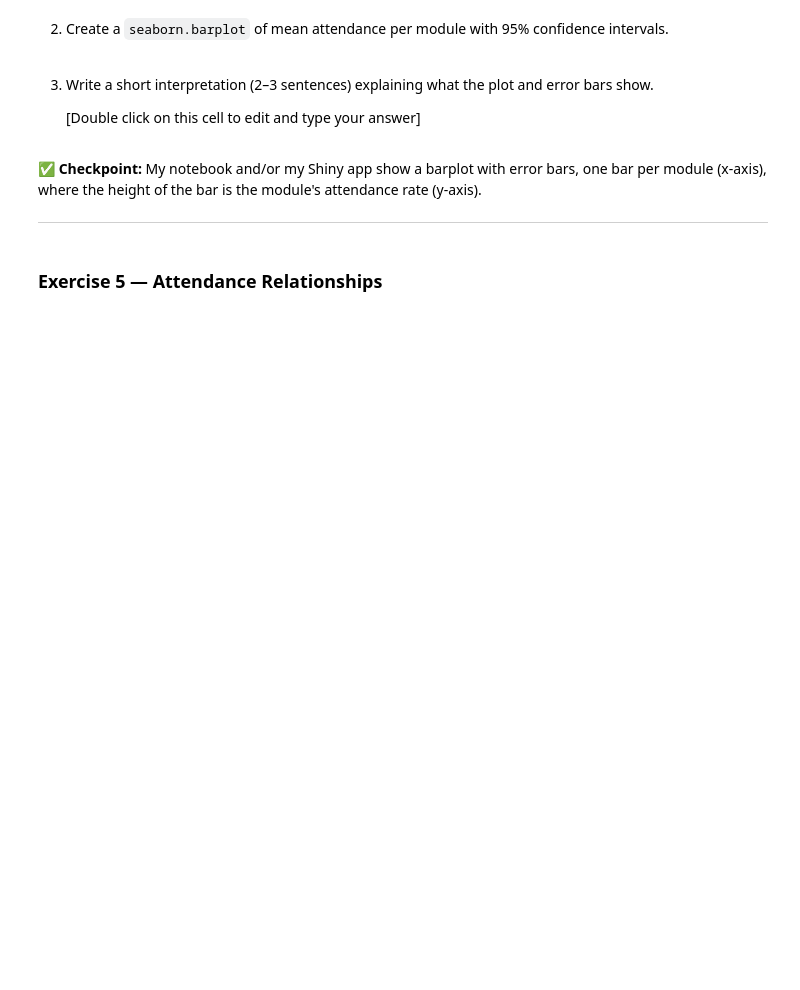
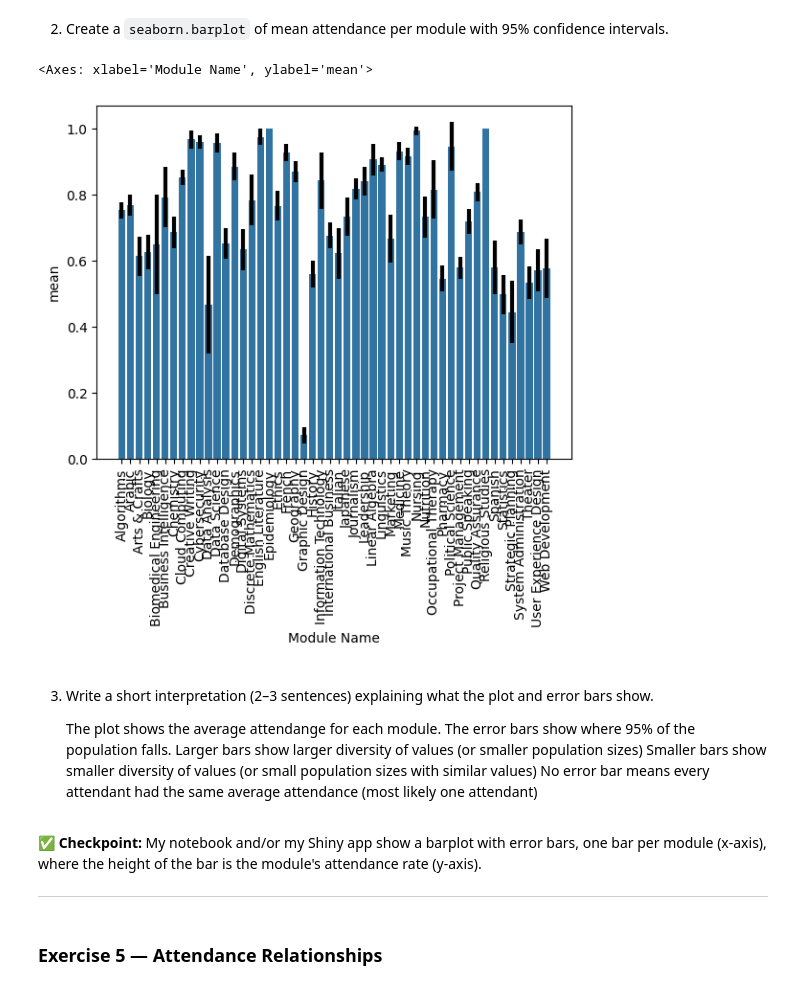
Before and after one commit to Belmiro42/Summative1LIS, a Jupyter notebook: Summative.ipynb, the cells around one changed output. Drawn from its saved outputs; the diff is of its cells as text; code cells hidden in the pictures; blank space fills up the shorter version.

```diff
--- a/Summative.ipynb
+++ b/Summative.ipynb
@@ -303,5 +304,5 @@ attendance_anonymised
 
 1. Compute the **mean** and **standard deviation** of attendance per module using pandas `groupby`. Consult the documentation if needed.
 # %%
-# your code here
-...
+attendance_stats = attendance_anonymised.groupby('Module Name')['Not Attended'].agg(['mean', 'std', 'count']).reset_index()
+attendance_stats
@@ -308,12 +327,22 @@ attendance_anonymised
 # %% [markdown]
 2. Create a `seaborn.barplot` of mean attendance per module with 95% confidence intervals.
 # %%
-# your code here
-...
+attendance_stats['95'] = attendance_stats["std"] * 1.96 /  attendance_stats['count'].pow(0.5)
+graph = sns.barplot(data=attendance_stats, x="Module Name", y="mean")
+graph.errorbar(data=attendance_stats, x='Module Name', y='mean', yerr='95', ls='', lw=3, color='black')
+graph.tick_params(axis='x', rotation=90)
+graph
+# %% [output]
+<Axes: xlabel='Module Name', ylabel='mean'>
+[figure, added]
 # %% [markdown]
 3. Write a short interpretation (2–3 sentences) explaining what the plot and error bars show.
 
-    [Double click on this cell to edit and type your answer]
+    The plot shows the average attendange for each module.
+    The error bars show where 95% of the population falls.
+    Larger bars show larger diversity of values  (or smaller population sizes)
+    Smaller bars show smaller diversity of values (or small population sizes with similar values)
+    No error bar means every attendant had the same average attendance (most likely one attendant)
 # %% [markdown]
 ✅ **Checkpoint:** My notebook and/or my Shiny app show a barplot with error bars, one bar per module (x-axis), where the height of the bar is the module's attendance rate (y-axis).
 
```
Also changed, not shown: parts of 11 cells of this notebook, 2 other files.
